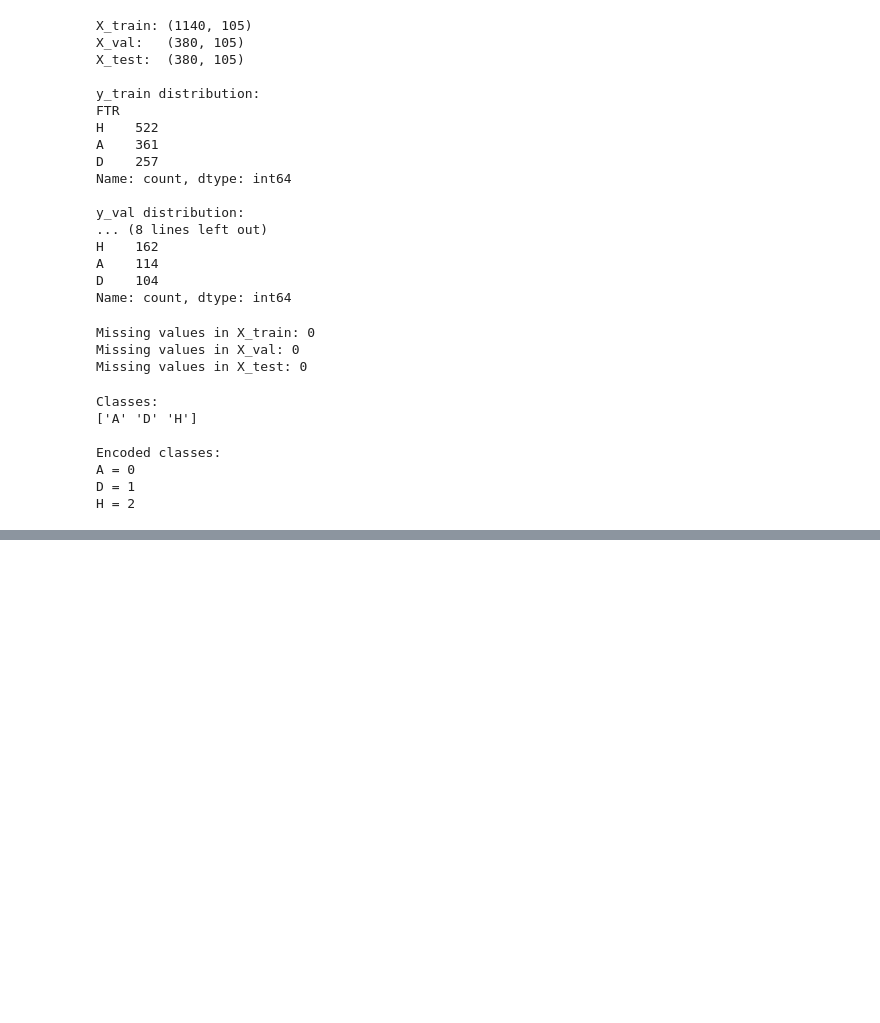
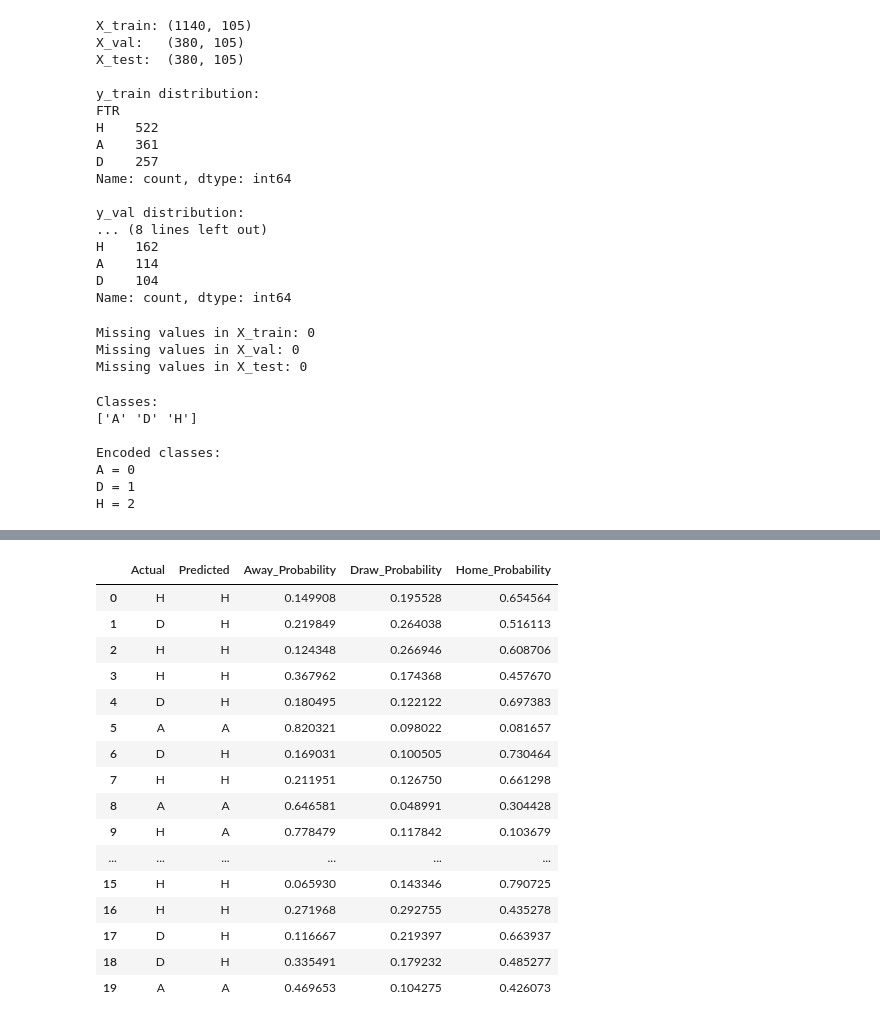
Before and after one commit to C026-01-0774-2023-NewtonOlando/football, a Jupyter notebook: premier_league.ipynb, the cells around one changed output, grey strips where cells are left out. Drawn from its saved outputs; the diff is of its cells as text; code cells hidden in the pictures; blank space fills up the shorter version.

```diff
--- a/premier_league.ipynb
+++ b/premier_league.ipynb
@@ -2031,0 +2078,15 @@ H = 2
+# %%
+y_val_pred = ftr_model.predict(X_val)
+y_test_pred = ftr_model.predict(X_test)
+
+y_val_prob = ftr_model.predict_proba(X_val)
+y_test_prob = ftr_model.predict_proba(X_test)
+# %%
+y_val_pred_labels = ftr_encoder.inverse_transform(y_val_pred)
+y_test_pred_labels = ftr_encoder.inverse_transform(y_test_pred)
+
+print("Validation predictions:")
+print(y_val_pred_labels[:20])
+
+print("\nTest predictions:")
+print(y_test_pred_labels[:20])
@@ -2031,0 +2229,28 @@ H = 2
+# %%
+probability_results = pd.DataFrame({
+    'Actual': y_test.values,
+    'Predicted': y_test_pred_labels,
+    'Away_Probability': y_test_prob[:, ftr_encoder.transform(['A'])[0]],
+    'Draw_Probability': y_test_prob[:, ftr_encoder.transform(['D'])[0]],
+    'Home_Probability': y_test_prob[:, ftr_encoder.transform(['H'])[0]]
+})
+
+display(probability_results.head(20))
+# %% [output]
+|  | Actual | Predicted | Away_Probability | Draw_Probability | Home_Probability |
+| 0 | H | H | 0.149908 | 0.195528 | 0.654564 |
+| 1 | D | H | 0.219849 | 0.264038 | 0.516113 |
+| 2 | H | H | 0.124348 | 0.266946 | 0.608706 |
+| 3 | H | H | 0.367962 | 0.174368 | 0.457670 |
+| 4 | D | H | 0.180495 | 0.122122 | 0.697383 |
+| 5 | A | A | 0.820321 | 0.098022 | 0.081657 |
+| 6 | D | H | 0.169031 | 0.100505 | 0.730464 |
+| 7 | H | H | 0.211951 | 0.126750 | 0.661298 |
+| 8 | A | A | 0.646581 | 0.048991 | 0.304428 |
+| 9 | H | A | 0.778479 | 0.117842 | 0.103679 |
+| ... | ... | ... | ... | ... | ... |
+| 15 | H | H | 0.065930 | 0.143346 | 0.790725 |
+| 16 | H | H | 0.271968 | 0.292755 | 0.435278 |
+| 17 | D | H | 0.116667 | 0.219397 | 0.663937 |
+| 18 | D | H | 0.335491 | 0.179232 | 0.485277 |
+| 19 | A | A | 0.469653 | 0.104275 | 0.426073 |
```
Also changed, not shown: parts of 31 cells of this notebook.
